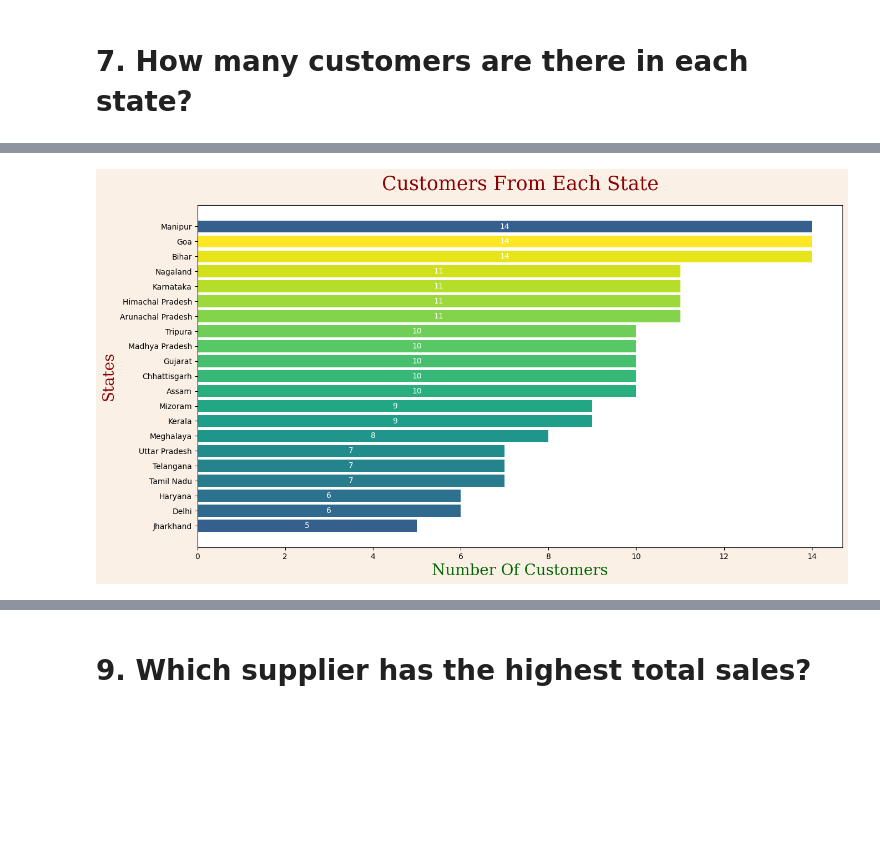
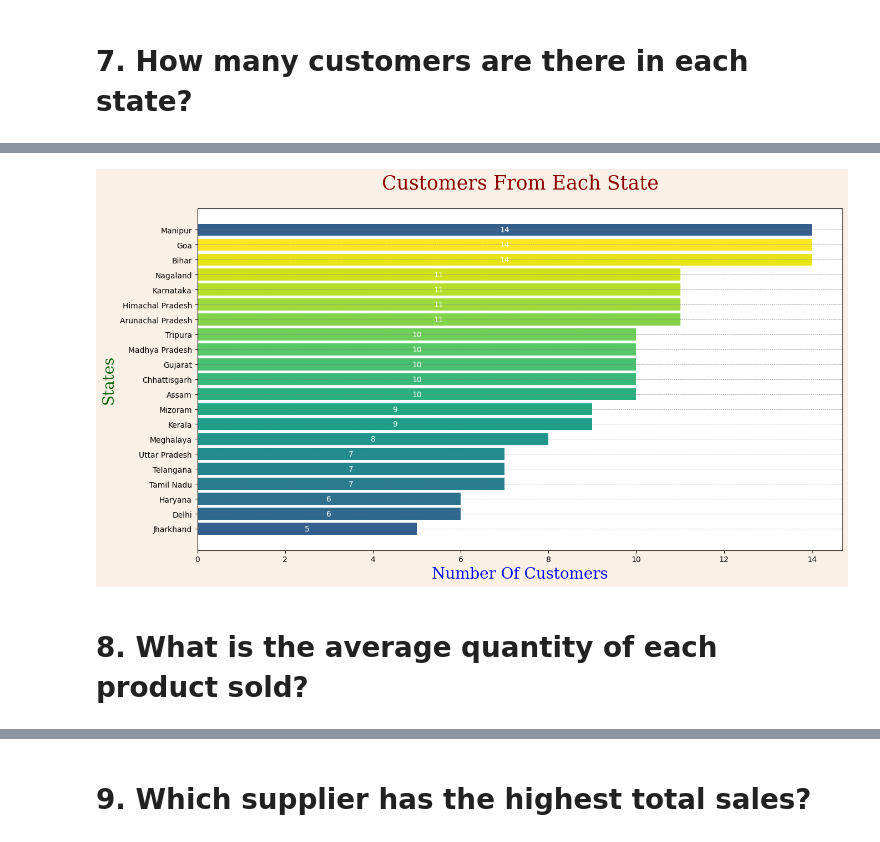
Before and after one commit to aniveshsharma/Ecommerce-Data-Analysis, a Jupyter notebook: SwiftMarket.ipynb, the cells around one changed output, grey strips where cells are left out. Saved outputs shown, nothing was run; the diff lists cells and outputs as text; code cells hidden in the pictures; blank space fills up the shorter version.

```diff
--- a/SwiftMarket.ipynb
+++ b/SwiftMarket.ipynb
@@ -576,24 +600,45 @@ N_cust=C_state['Num_Cust'].values
 # %%
+#Sql Query
+query='''select State,count(distinct(CustomerID))  as Num_Cust
+from customers
+group by State
+order by Num_Cust;'''
+
+#Execute Query
+C_state=read_query(query=query)
+
+#Creating Variables
+states=C_state['State'].values
+N_cust=C_state['Num_Cust'].astype(int).values
+
+
+#Cmap
 cmap_value=np.linspace(0.3,1,20)
 cmap=plt.cm.viridis(cmap_value)
 
+#Fonts
 font={'family':'serif','size':25,'color':'darkred'}
-fontx={'family':'serif','size':20,'color':'darkgreen'}
-fonty={'family':'serif','size':20,'color':'darkred'}
+fontx={'family':'serif','size':20,'color':'blue'}
+fonty={'family':'serif','size':20,'color':'darkgreen'}
 
+#Ploting Graph
 plt.figure(figsize=(15,8),facecolor='linen')
-
 #plt.plot(N_cust,states,color='darkred',marker='o')
 plt.barh(y=states,width=N_cust,color=cmap)
-plt.title('Customers From Each State',pad=20,fontdict=font)
+plt.title('Customers From Each State',pad=25,fontdict=font)
 plt.xlabel('Number Of Customers',fontdict=fontx)
 plt.ylabel('States',fontdict=fonty)
 
+#Annotating Graph
 for i in range(len(N_cust)):
     plt.annotate(text=N_cust[i],xy=(N_cust[i]/2,i),
                  horizontalalignment='center',
                  verticalalignment='center',color='white')
 
+#Gridlines
+plt.grid(axis='y',linestyle='--',linewidth=0.5,color='gray')
 plt.show()
 # %% [output]
-[figure, old version]
+[figure, new version]
+# %% [markdown]
+# 8. What is the average quantity of each product sold?
```
Also changed, not shown: parts of 22 cells of this notebook.
